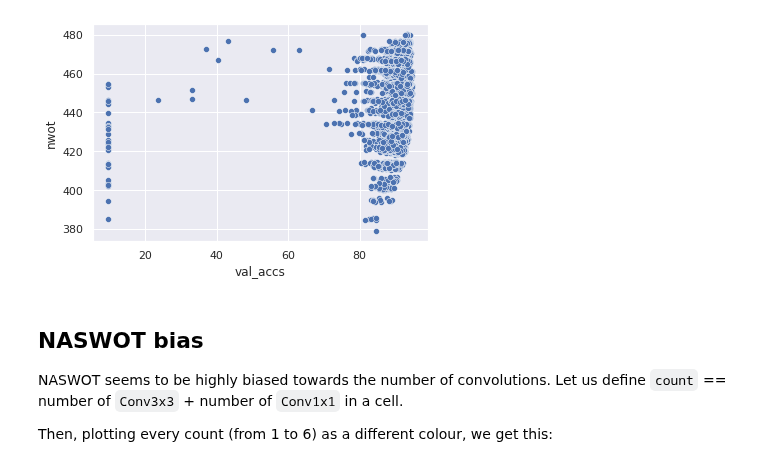
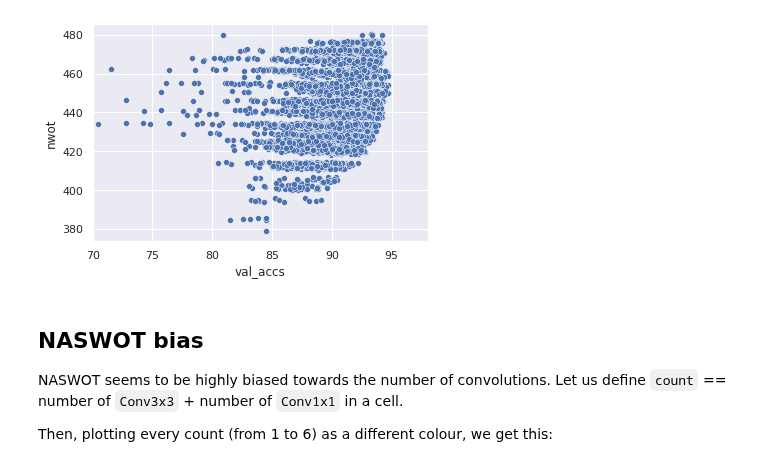
Before and after one commit to gabikadlecova/zc_combine, a Jupyter notebook: nwot_problems/nb101.ipynb, the cells around one changed output. Drawn from its saved outputs; the diff is of its cells as text; code cells hidden in the pictures.

```diff
--- a/nwot_problems/nb101.ipynb
+++ b/nwot_problems/nb101.ipynb
@@ -21,14 +21,14 @@ def plt_ylim(prox):
 # %%
 import matplotlib.pyplot as plt
 import seaborn as sns
 sns.set()
 
 sns.scatterplot(data=data, x='val_accs', y=proxy)
-#plt.xlim(70, 91)
+plt.xlim(70, 98)
 #plt_ylim(proxy)
 plt.show()
 # %% [output]
-[figure, old version]
+[figure, new version]
 # %%
 from zc_combine.operations import parse_ops_nb101, count_all_ops
 
```
Also changed, not shown: parts of 4 cells of this notebook, 8 other files.
